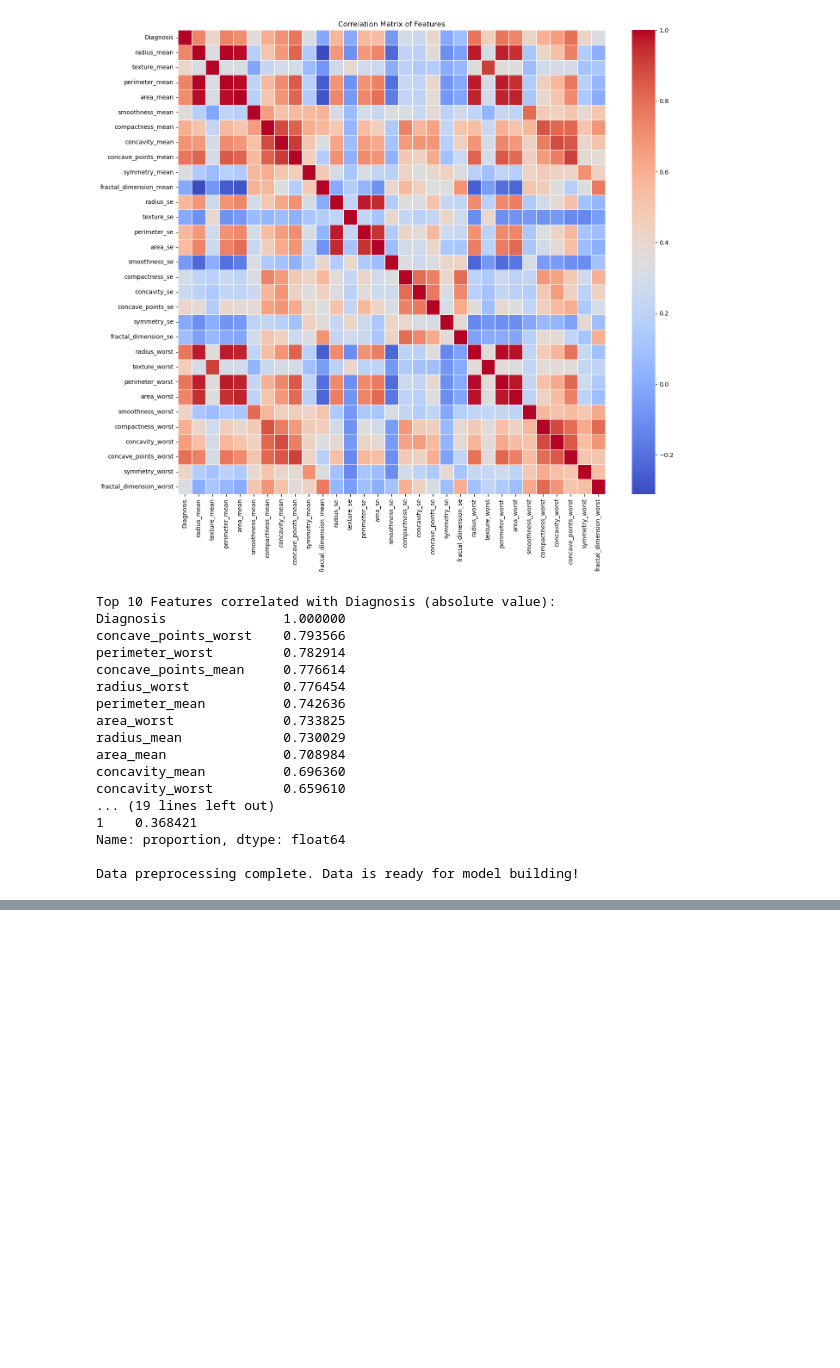
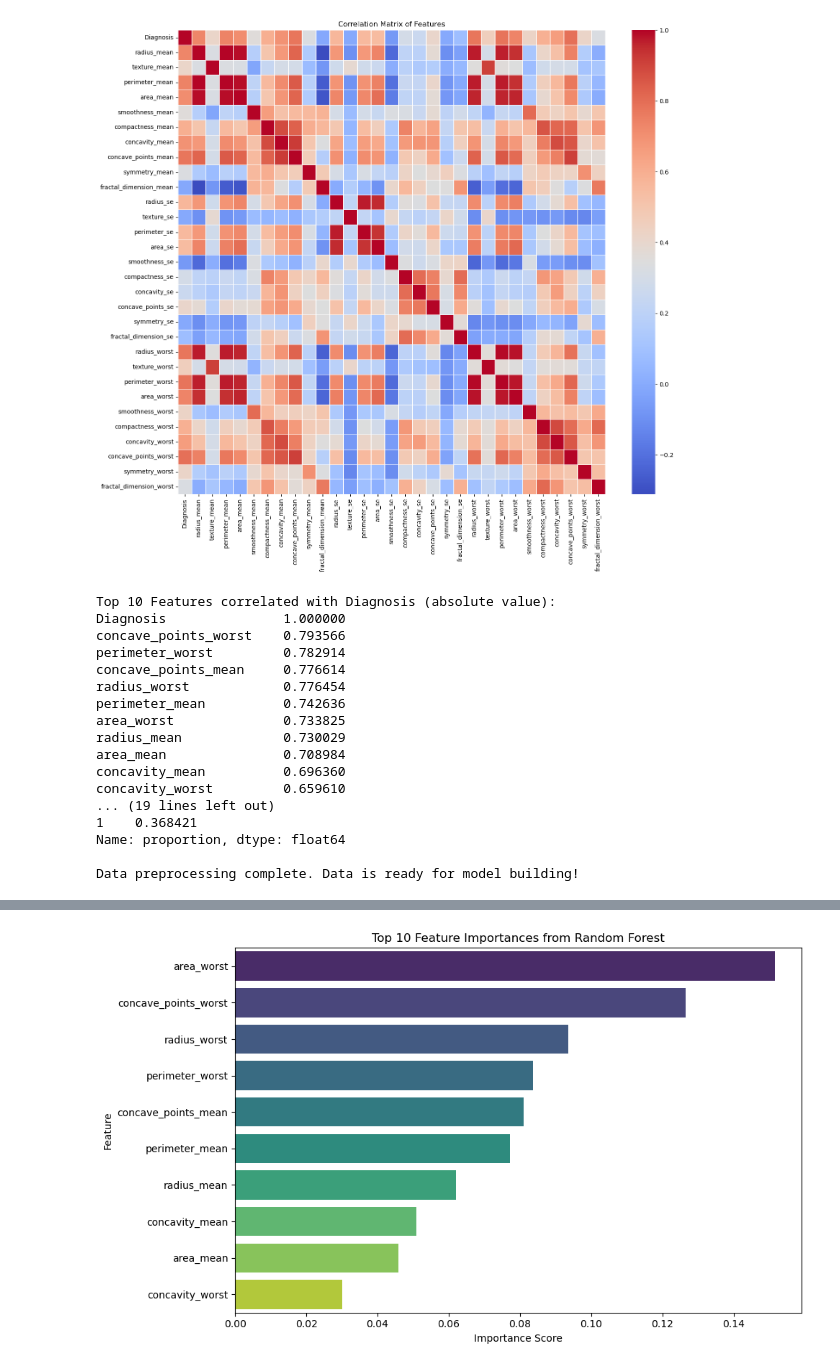
Before and after one commit to aishwaryeah88/breast-cancer-diagnosis, a Jupyter notebook: notebooks/01_breast_cancer_diagnosis_eda.ipynb, the cells around one changed output, grey strips where cells are left out. Saved outputs shown, nothing was run; the diff lists cells and outputs as text; code cells hidden in the pictures; blank space fills up the shorter version.

Commit message:
feat: Completed model building, evaluation, and interpretation

```diff
--- a/notebooks/01_breast_cancer_diagnosis_eda.ipynb
+++ b/notebooks/01_breast_cancer_diagnosis_eda.ipynb
@@ -234,3 +234,98 @@ concavity_worst         0.659610
 Name: proportion, dtype: float64
 
 Data preprocessing complete. Data is ready for model building!
+# %%
+# Continue in notebooks/01_breast_cancer_diagnosis_eda.ipynb
+
+# --- Section 5: Model Building, Training, and Evaluation ---
+print("\n--- Starting Model Building, Training, and Evaluation ---")
+
+# Import necessary models and metrics
+from sklearn.linear_model import LogisticRegression
+from sklearn.svm import SVC
+from sklearn.ensemble import RandomForestClassifier
+from sklearn.metrics import accuracy_score, precision_score, recall_score, f1_score, roc_auc_score, confusion_matrix, classification_report
+from sklearn.model_selection import cross_val_score, KFold # For cross-validation if desired
+
+# Initialize models
+# For SVC, a linear kernel is often a good start with many features
+# random_state for reproducibility
+models = {
+    'Logistic Regression': LogisticRegression(random_state=42, solver='liblinear'),
+    'Support Vector Machine': SVC(kernel='linear', random_state=42, probability=True), # probability=True for ROC-AUC
+    'Random Forest': RandomForestClassifier(random_state=42, n_estimators=100) # n_estimators is number of trees
+}
+
+# Dictionary to store results
+results = {}
+
+# Loop through each model, train, and evaluate
+for name, model in models.items():
+    print(f"\n--- Training and Evaluating: {name} ---")
+
+    # Train the model
+    model.fit(X_train, y_train)
+
+    # Make predictions on the test set
+    y_pred = model.predict(X_test)
+    y_proba = model.predict_proba(X_test)[:, 1] # Probabilities for ROC-AUC
+
+    # Calculate evaluation metrics
+    accuracy = accuracy_score(y_test, y_pred)
+    precision = precision_score(y_test, y_pred)
+    recall = recall_score(y_test, y_pred)
+    f1 = f1_score(y_test, y_pred)
+    roc_auc = roc_auc_score(y_test, y_proba)
+    cm = confusion_matrix(y_test, y_pred)
+
+    # Store results
+    results[name] = {
+        'Accuracy': accuracy,
+        'Precision': precision,
+        'Recall': recall,
+        'F1-Score': f1,
+        'ROC-AUC': roc_auc,
+        'Confusion Matrix': cm
+    }
+
+    # Print detailed results
+    print(f"Accuracy: {accuracy:.4f}")
+    print(f"Precision: {precision:.4f}")
+    print(f"Recall: {recall:.4f}") # Often critical in medical diagnosis
+    print(f"F1-Score: {f1:.4f}")
+    print(f"ROC-AUC: {roc_auc:.4f}")
+    print("\nConfusion Matrix:")
+    print(cm)
+    print("\nClassification Report:")
+    print(classification_report(y_test, y_pred))
+
+# --- Model Comparison ---
+print("\n--- Model Comparison Summary ---")
+# Convert results to a DataFrame for easy comparison
+results_df = pd.DataFrame(results).T # Transpose to have models as rows
+print(results_df[['Accuracy', 'Precision', 'Recall', 'F1-Score', 'ROC-AUC']].round(4))
+
+# Optional: Cross-validation for more robust evaluation
+# print("\n--- Cross-Validation Results (Example for Random Forest) ---")
+# kf = KFold(n_splits=5, shuffle=True, random_state=42)
+# rf_scores = cross_val_score(RandomForestClassifier(random_state=42, n_estimators=100), X, y, cv=kf, scoring='accuracy')
+# print(f"Random Forest Cross-Validation Accuracy (5-fold): {rf_scores.mean():.4f} (+/- {rf_scores.std():.4f})")
+
+
+# --- Model Interpretation (Example for Random Forest Feature Importance) ---
+print("\n--- Model Interpretation (Random Forest Feature Importance) ---")
+if 'Random Forest' in models:
+    rf_model = models['Random Forest']
+    feature_importances = pd.Series(rf_model.feature_importances_, index=X.columns).sort_values(ascending=False)
+    print("Top 10 Feature Importances (Random Forest):")
+    print(feature_importances.head(10))
+
+    # Visualize feature importances
+    plt.figure(figsize=(10, 6))
+    sns.barplot(x=feature_importances.head(10).values, y=feature_importances.head(10).index, palette='viridis')
+    plt.title('Top 10 Feature Importances from Random Forest')
+    plt.xlabel('Importance Score')
+    plt.ylabel('Feature')
+    plt.tight_layout()
+    plt.show()
+# %% [output]
@@ -236,0 +349 @@ Data preprocessing complete. Data is ready for model building!
+[figure, added]
```
Also changed, not shown: parts of 1 cell of this notebook.
